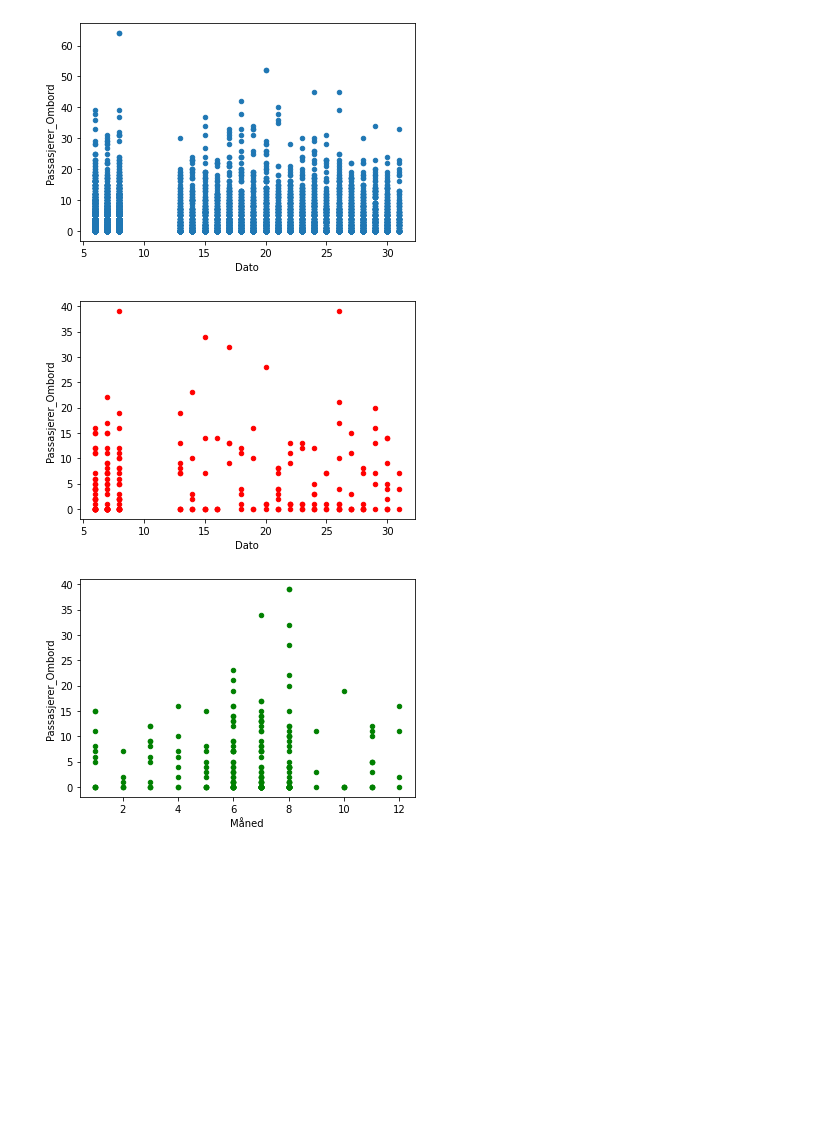
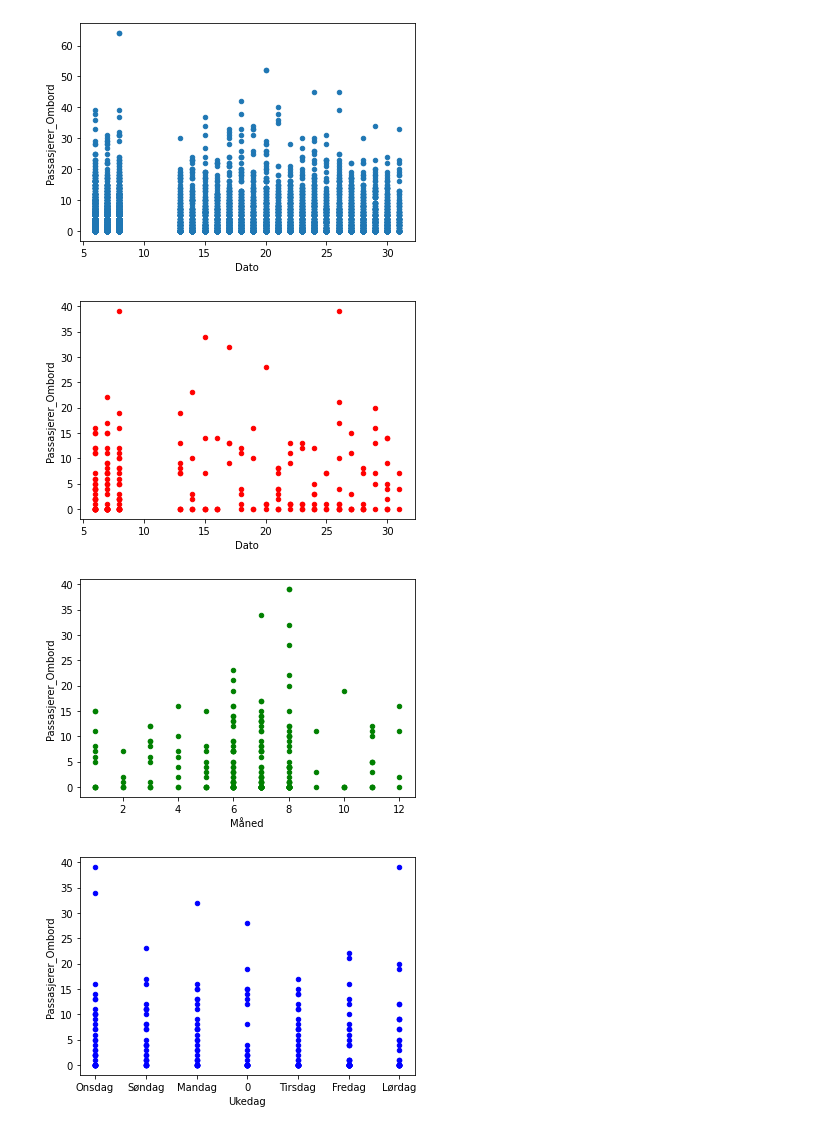
Before and after one commit to tomaloki/Assignment2_DAVE3625, a Jupyter notebook: Notebook/Assignment2_DAVE3625.ipynb, the cells around one changed output. Cells and saved outputs as stored; diff of their text form; code cells hidden in the pictures; blank space fills up the shorter version.

```diff
--- a/Notebook/Assignment2_DAVE3625.ipynb
+++ b/Notebook/Assignment2_DAVE3625.ipynb
@@ -143,6 +147,8 @@ df.plot.scatter(x = 'Dato', y = 'Passasjerer_Ombord')
 # %%
 ax1 = df_cleaned_route31.plot(kind='scatter', x='Dato', y='Passasjerer_Ombord', color='r')
 ax2 = df_cleaned_route31.plot(kind='scatter', x='Måned', y='Passasjerer_Ombord', color='g')
+ax3 = df_cleaned_route31.plot(kind='scatter', x='Ukedag', y='Passasjerer_Ombord', color='b')
 # %% [output]
 [figure]
 [figure]
+[figure, added]
```
Also changed, not shown: parts of 4 cells of this notebook, 1 other file.
